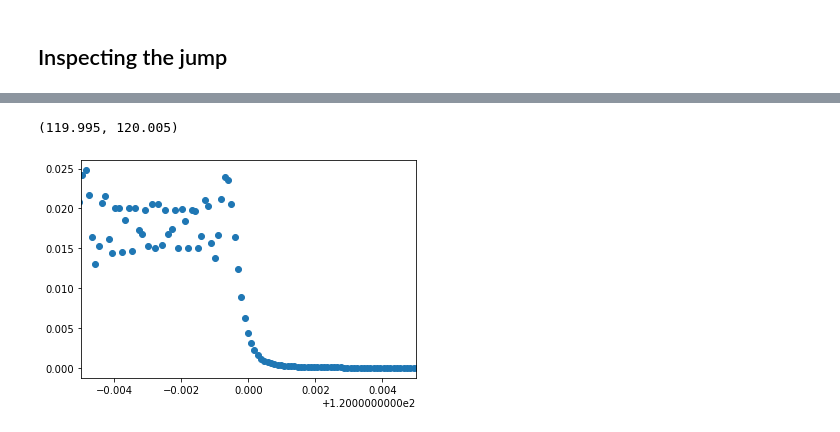
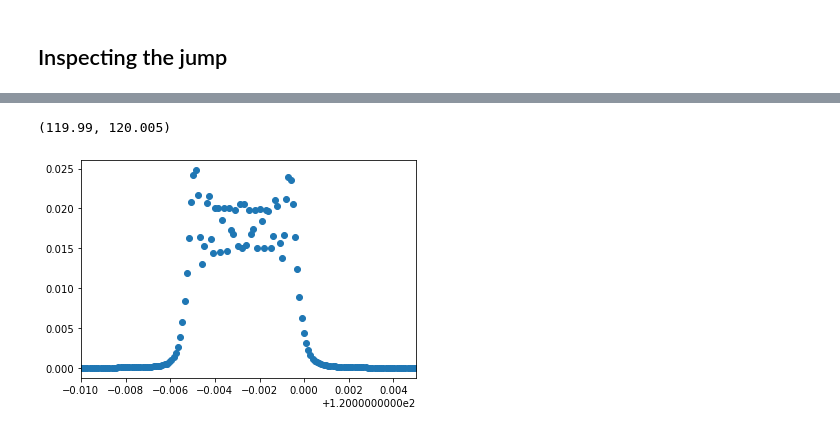
Before and after one commit to Lu-Neil/PBHs, a Jupyter notebook: Resampling/Without noise.ipynb, the cells around one changed output, grey strips where cells are left out. Cells and saved outputs as stored; diff of their text form; code cells hidden in the pictures.

```diff
--- a/Resampling/Without noise.ipynb
+++ b/Resampling/Without noise.ipynb
@@ -194,7 +190,7 @@ peak_freq = pad_freq_corrected[arg_max]
 peak_power = pad_resampled_power[arg_max]
 # %%
 pl.plot(pad_freq_corrected, pad_resampled_power, 'o')
-pl.xlim(119.995, 120.005)
+pl.xlim(119.99, 120.005)
 # %% [output]
-(119.995, 120.005)
+(119.99, 120.005)
-[figure, old version]
+[figure, new version]
```
Also changed, not shown: parts of 6 cells of this notebook, 1 other file.
